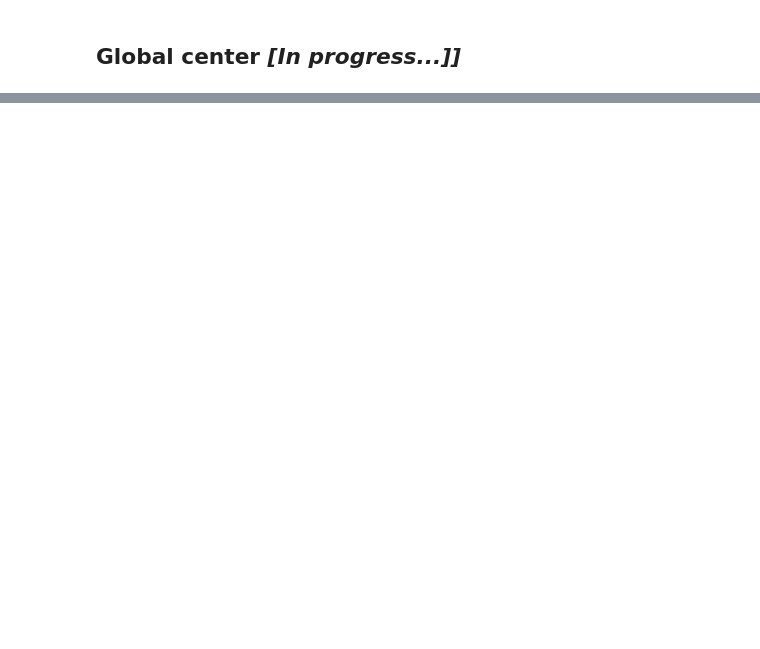
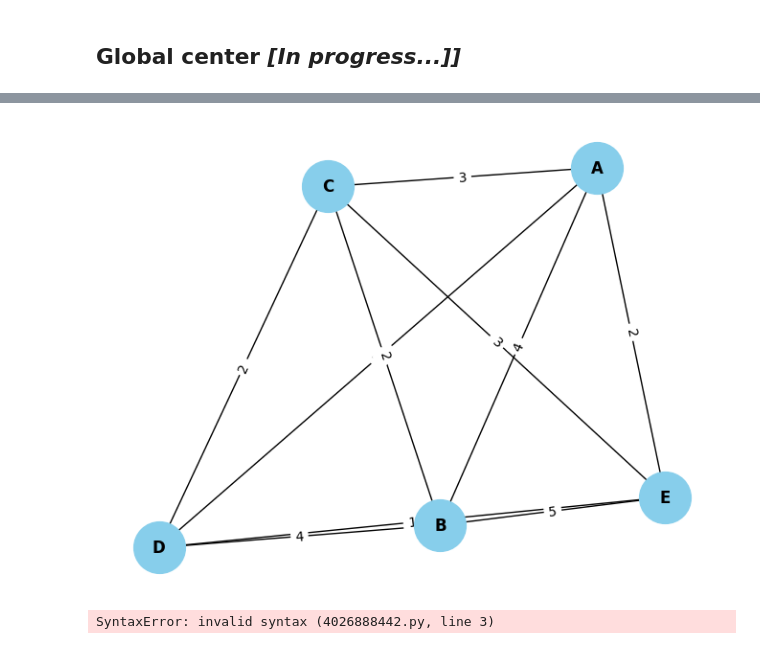
Before and after one commit to Bancie/thuhoach.nckh, a Jupyter notebook: ipynb/location/Single Center Problem in Location Optimization: Model and Implementation with Python.ipynb, the cells around one changed output, grey strips where cells are left out. Cells and saved outputs as stored; diff of their text form; code cells hidden in the pictures; blank space fills up the shorter version.

```diff
--- a/ipynb/location/Single Center Problem in Location Optimization: Model and Implementation with Python.ipynb
+++ b/ipynb/location/Single Center Problem in Location Optimization: Model and Implementation with Python.ipynb
@@ -261,0 +265,20 @@ eg.LocalMinima()
+# %%
+Global = [
+    [0, 4, 3, 1, 2],
+    [4, 0, 2, 4, 5],
+    [3, 2, 0, 2, 3],
+    [1, 4, 2, 0, 1],
+    [2, 5, 3, 1, 0]
+]
+ShowGraph = Graph(Global)
+ShowGraph.show()
+# %% [output]
+[figure, added]
+# %%
+rs = GlobalCenter(Global, 5)
+
+# rs.
+
+rs.GlobalSearch()
+# %% [output]
+SyntaxError: invalid syntax (4026888442.py, line 3)
```
Also changed, not shown: parts of 12 cells of this notebook.
